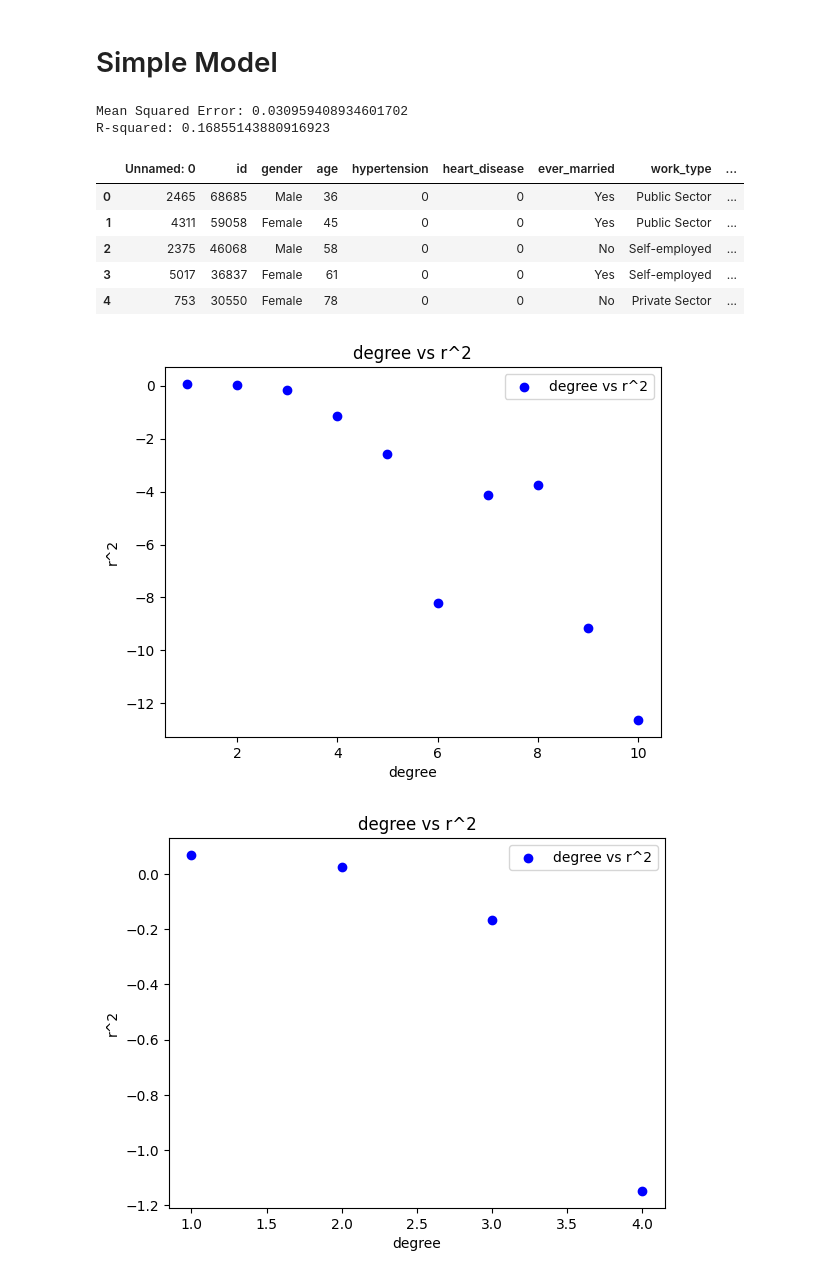
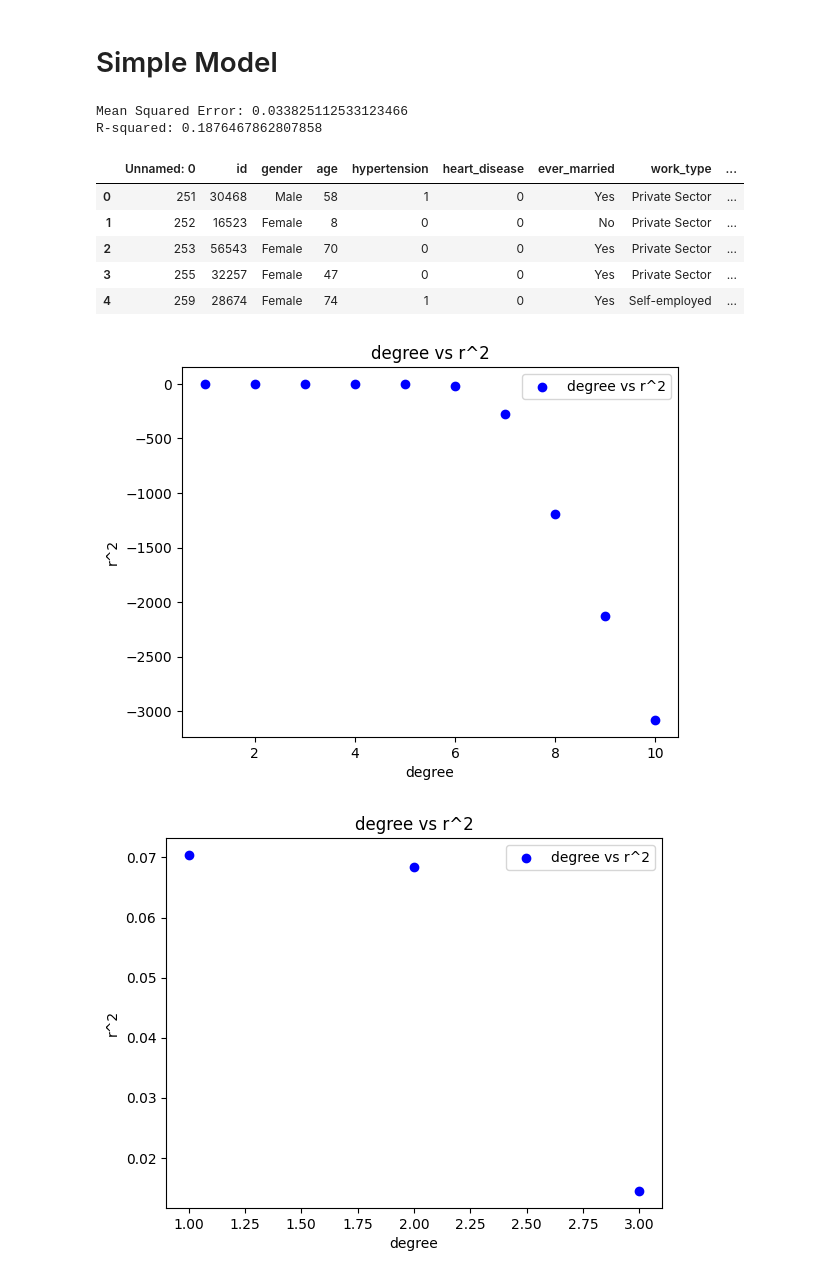
Before and after one commit to DS3001/group22, a Jupyter notebook: Project_2.ipynb, the cells around one changed output. Cells and saved outputs as stored; diff of their text form; code cells hidden in the pictures.

Commit message:
Swapped train and test data, made adjustments in cleaning/modeling to account for those changes

```diff
--- a/Project_2.ipynb
+++ b/Project_2.ipynb
@@ -27,8 +27,8 @@ We will compare the groups' models to see if there are common trends or signific
 # %%
 import pandas as pd
 import numpy as np
-df_train = pd.read_csv('https://raw.githubusercontent.com/DS3001/group22/main/project_2/data/testing_data.csv')
-df_test = pd.read_csv('https://raw.githubusercontent.com/DS3001/group22/main/project_2/data/training_data.csv')
+df_train = pd.read_csv('https://raw.githubusercontent.com/DS3001/group22/main/project_2/data/training_data.csv')
+df_test = pd.read_csv('https://raw.githubusercontent.com/DS3001/group22/main/project_2/data/testing_data.csv')
 
 y_train = df_train['stroke']
 X_train = df_train.drop('stroke',axis=1)
@@ -295,6 +294,7 @@ Other        1
 Name: gender, dtype: int64
 # %%
 df_test.loc[df_test[var] == "Other", var] = np.nan
+df_train.loc[df_train[var] == 'Other', var] = np.nan
 # %% [markdown]
 For gender, we replaced Other values with nan.
 # %% [markdown]
@@ -643,17 +643,17 @@ r2 = r2_score(y_test, y_pred)
 print(f'Mean Squared Error: {mse}')
 print(f'R-squared: {r2}')
 # %% [output]
-Mean Squared Error: 0.030959408934601702
-R-squared: 0.16855143880916923
+Mean Squared Error: 0.033825112533123466
+R-squared: 0.1876467862807858
 # %%
 df_test.head()
 # %% [output]
 |  | Unnamed: 0 | id | gender | age | hypertension | heart_disease | ever_married | work_type | ... |
-| 0 | 2465 | 68685 | Male | 36 | 0 | 0 | Yes | Public Sector | ... |
-| 1 | 4311 | 59058 | Female | 45 | 0 | 0 | Yes | Public Sector | ... |
-| 2 | 2375 | 46068 | Male | 58 | 0 | 0 | No | Self-employed | ... |
-| 3 | 5017 | 36837 | Female | 61 | 0 | 0 | Yes | Self-employed | ... |
-| 4 | 753 | 30550 | Female | 78 | 0 | 0 | No | Private Sector | ... |
+| 0 | 251 | 30468 | Male | 58 | 1 | 0 | Yes | Private Sector | ... |
+| 1 | 252 | 16523 | Female | 8 | 0 | 0 | No | Private Sector | ... |
+| 2 | 253 | 56543 | Female | 70 | 0 | 0 | Yes | Private Sector | ... |
+| 3 | 255 | 32257 | Female | 47 | 0 | 0 | Yes | Private Sector | ... |
+| 4 | 259 | 28674 | Female | 74 | 1 | 0 | Yes | Self-employed | ... |
 # %%
 from sklearn.preprocessing import PolynomialFeatures
 
@@ -663,7 +663,7 @@ df_test_clean = df_test.dropna()
 count = 10
 arr = [0]*count
 arr2 = [0]*count
-vars = ['id', 'age',	'hypertension',	'heart_disease', 'avg_glucose_level',	'bmi']
+vars = ['age', 'hypertension',	'heart_disease', 'avg_glucose_level',	'bmi']
 X_train_numeric = df_train_clean.loc[:,vars]
 X_test_numeric = df_test_clean.loc[:,vars]
 
@@ -721,22 +721,22 @@ plt.title('degree vs r^2')
 plt.legend()
 plt.show()
 # %% [output]
-[figure, old version]
+[figure, new version]
 # %%
-#only show positive elements
-x = arr[:4]
+# Only show positive elements
+x = arr[:3]
 
 y = [0]*len(x)
 for i in range(len(x)):
     y[i] = i+1
 
 # Create a scatter plot
 plt.scatter(y, x, label='degree vs r^2', color='blue')
 plt.xlabel('degree')
 plt.ylabel('r^2')
 plt.title('degree vs r^2')
 plt.legend()
 plt.show()
 # %% [output]
-[figure, old version]
+[figure, new version]
 # %%
```
Also changed, not shown: parts of 32 cells of this notebook.
